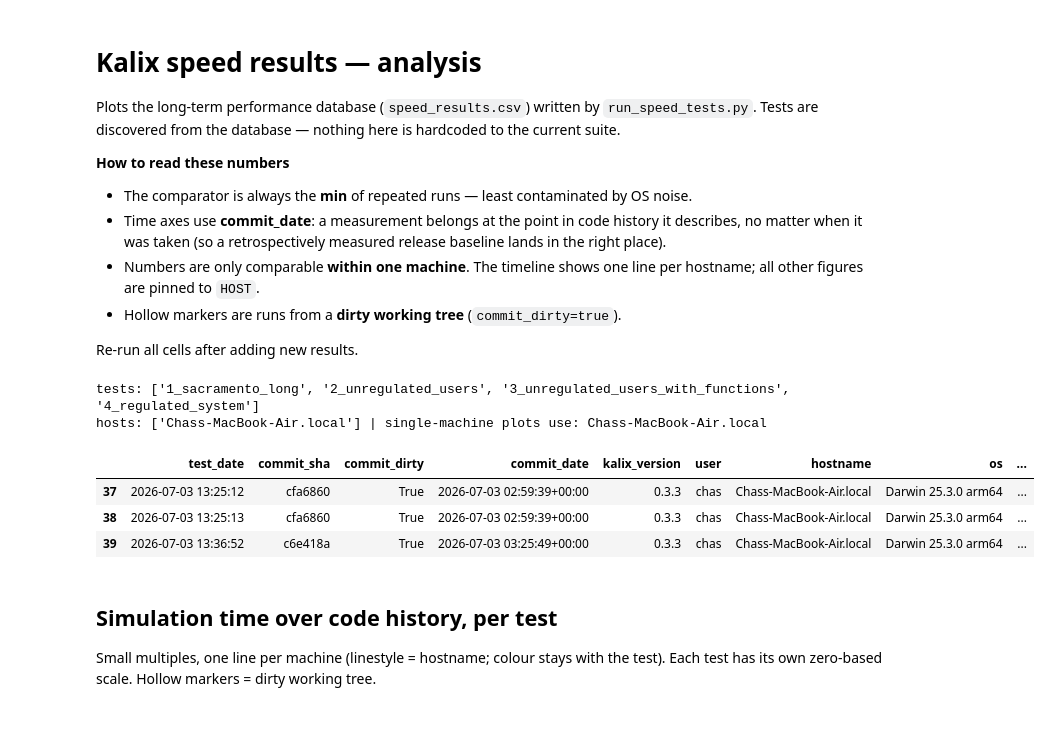
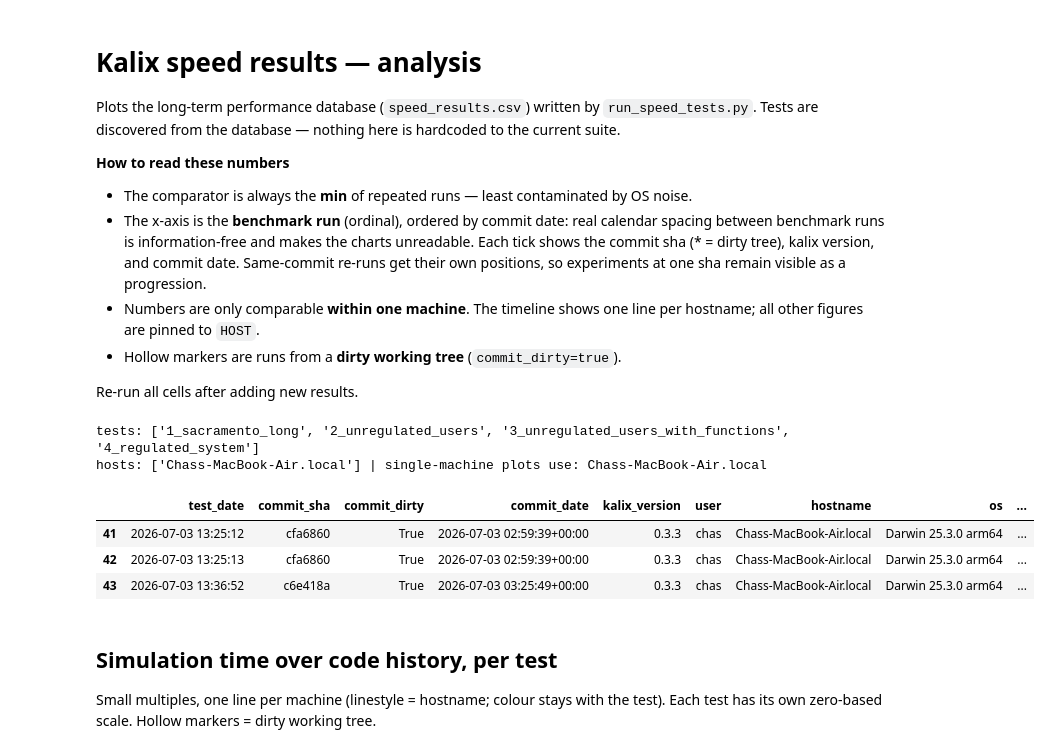
Before and after one commit to chasegan/Kalix, a Jupyter notebook: regression_tests/speed/speed_results_analysis.ipynb, the cells around one changed output. Saved outputs shown, nothing was run; the diff lists cells and outputs as text; code cells hidden in the pictures; blank space fills up the shorter version.

```diff
--- a/regression_tests/speed/speed_results_analysis.ipynb
+++ b/regression_tests/speed/speed_results_analysis.ipynb
@@ -7,9 +7,11 @@ is hardcoded to the current suite.
 
 **How to read these numbers**
 - The comparator is always the **min** of repeated runs — least contaminated by OS noise.
-- Time axes use **commit_date**: a measurement belongs at the point in code
-  history it describes, no matter when it was taken (so a retrospectively
-  measured release baseline lands in the right place).
+- The x-axis is the **benchmark run** (ordinal), ordered by commit date: real
+  calendar spacing between benchmark runs is information-free and makes the
+  charts unreadable. Each tick shows the commit sha (* = dirty tree), kalix
+  version, and commit date. Same-commit re-runs get their own positions, so
+  experiments at one sha remain visible as a progression.
 - Numbers are only comparable **within one machine**. The timeline shows one
   line per hostname; all other figures are pinned to `HOST`.
 - Hollow markers are runs from a **dirty working tree** (`commit_dirty=true`).
@@ -24,6 +26,29 @@ import matplotlib.dates as mdates
 df = pd.read_csv("speed_results.csv", parse_dates=["test_date"])
 df["commit_date"] = pd.to_datetime(df["commit_date"], utc=True, format="ISO8601")
 df = df.sort_values(["commit_date", "test_date"])
+
+# Charts plot against an ordinal "benchmark run" axis, ordered by commit_date
+# (then test_date for same-commit re-runs): calendar spacing between benchmark
+# runs is information-free and makes the charts unreadable. Each run keeps its
+# commit sha, version, and commit date as the tick label.
+runs = (df[["commit_date", "test_date", "commit_sha", "commit_dirty", "kalix_version"]]
+        .drop_duplicates(subset=["commit_date", "test_date"])
+        .sort_values(["commit_date", "test_date"])
+        .reset_index(drop=True))
+runs["run_id"] = runs.index + 1
+runs["run_label"] = runs.apply(
+    lambda r: f"{r.commit_sha}{'*' if r.commit_dirty else ''}\n"
+              f"v{r.kalix_version}\n{r.commit_date:%d %b %y}", axis=1)
+df = df.merge(runs[["commit_date", "test_date", "run_id"]],
+              on=["commit_date", "test_date"])
+
+def apply_run_axis(ax, max_ticks=14):
+    """Ordinal benchmark-run axis with sha/version/date tick labels,
+    thinned automatically once the database outgrows max_ticks."""
+    step = max(1, math.ceil(len(runs) / max_ticks))
+    ticks = runs.run_id[::step]
+    ax.set_xticks(ticks, runs.run_label[::step], fontsize=7.5)
+    ax.set_xlim(0.5, len(runs) + 0.5)
 
 # Colour follows the entity, forever: each test keeps the palette slot it got
 # on FIRST APPEARANCE in the database (append-only, so this never reshuffles;
@@ -35,36 +60,36 @@ if len(TESTS) > len(PALETTE):
     print(f"WARNING: {len(TESTS)} tests but only {len(PALETTE)} palette slots - "
           "fold old tests or extend the palette deliberately.")
 TEST_COLOURS = {t: PALETTE[i % len(PALETTE)] for i, t in enumerate(TESTS)}
 
 SURFACE, INK, INK_2, GRID = "#fcfcfb", "#0b0b0b", "#52514e", "#e8e8e6"
 LINESTYLES = ["solid", (0, (4, 2)), (0, (1, 1)), (0, (6, 2, 1, 2))]  # per hostname
 
 def style_axes(ax, title=None):
     """House style: recessive grid and axes, text in ink tokens."""
     ax.set_facecolor(SURFACE)
     for side in ("top", "right"):
         ax.spines[side].set_visible(False)
     for side in ("left", "bottom"):
         ax.spines[side].set_color(GRID)
     ax.grid(axis="y", color=GRID, linewidth=0.8)
     ax.set_axisbelow(True)
     ax.tick_params(colors=INK_2, labelsize=9)
     if title:
         ax.set_title(title, loc="left", fontsize=11, color=INK)
 
 # Cross-machine numbers are not comparable: single-machine figures use HOST
 # (default: the most recently used machine).
 HOST = df.sort_values("test_date")["hostname"].iloc[-1]
 print(f"tests: {TESTS}")
 print(f"hosts: {list(df.hostname.unique())} | single-machine plots use: {HOST}")
 df.tail(3)
 # %% [output]
 tests: ['1_sacramento_long', '2_unregulated_users', '3_unregulated_users_with_functions', '4_regulated_system']
 hosts: ['Chass-MacBook-Air.local'] | single-machine plots use: Chass-MacBook-Air.local
 |  | test_date | commit_sha | commit_dirty | commit_date | kalix_version | user | hostname | os | ... |
-| 37 | 2026-07-03 13:25:12 | cfa6860 | True | 2026-07-03 02:59:39+00:00 | 0.3.3 | chas | Chass-MacBook-Air.local | Darwin 25.3.0 arm64 | ... |
-| 38 | 2026-07-03 13:25:13 | cfa6860 | True | 2026-07-03 02:59:39+00:00 | 0.3.3 | chas | Chass-MacBook-Air.local | Darwin 25.3.0 arm64 | ... |
-| 39 | 2026-07-03 13:36:52 | c6e418a | True | 2026-07-03 03:25:49+00:00 | 0.3.3 | chas | Chass-MacBook-Air.local | Darwin 25.3.0 arm64 | ... |
+| 41 | 2026-07-03 13:25:12 | cfa6860 | True | 2026-07-03 02:59:39+00:00 | 0.3.3 | chas | Chass-MacBook-Air.local | Darwin 25.3.0 arm64 | ... |
+| 42 | 2026-07-03 13:25:13 | cfa6860 | True | 2026-07-03 02:59:39+00:00 | 0.3.3 | chas | Chass-MacBook-Air.local | Darwin 25.3.0 arm64 | ... |
+| 43 | 2026-07-03 13:36:52 | c6e418a | True | 2026-07-03 03:25:49+00:00 | 0.3.3 | chas | Chass-MacBook-Air.local | Darwin 25.3.0 arm64 | ... |
 # %% [markdown]
 ## Simulation time over code history, per test
 
```
Also changed, not shown: parts of 3 cells of this notebook.
